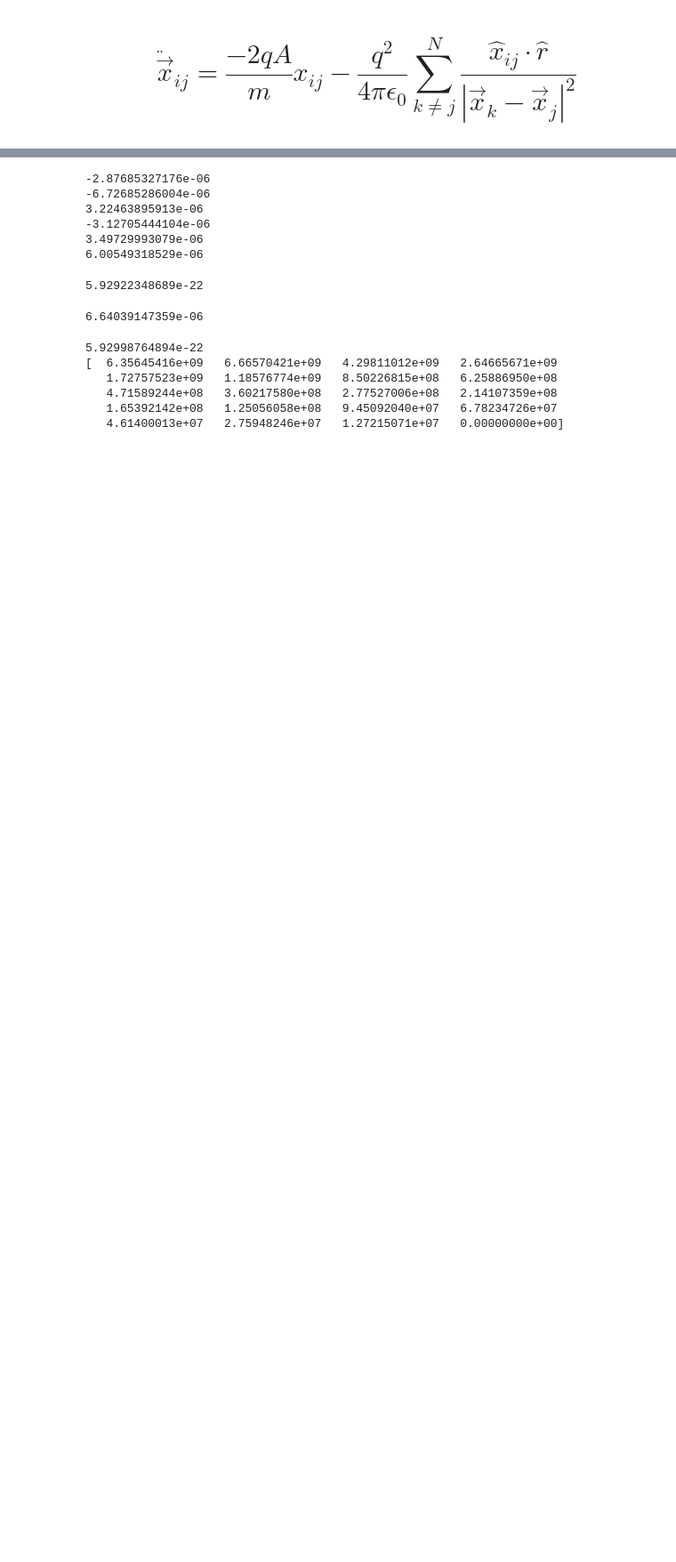
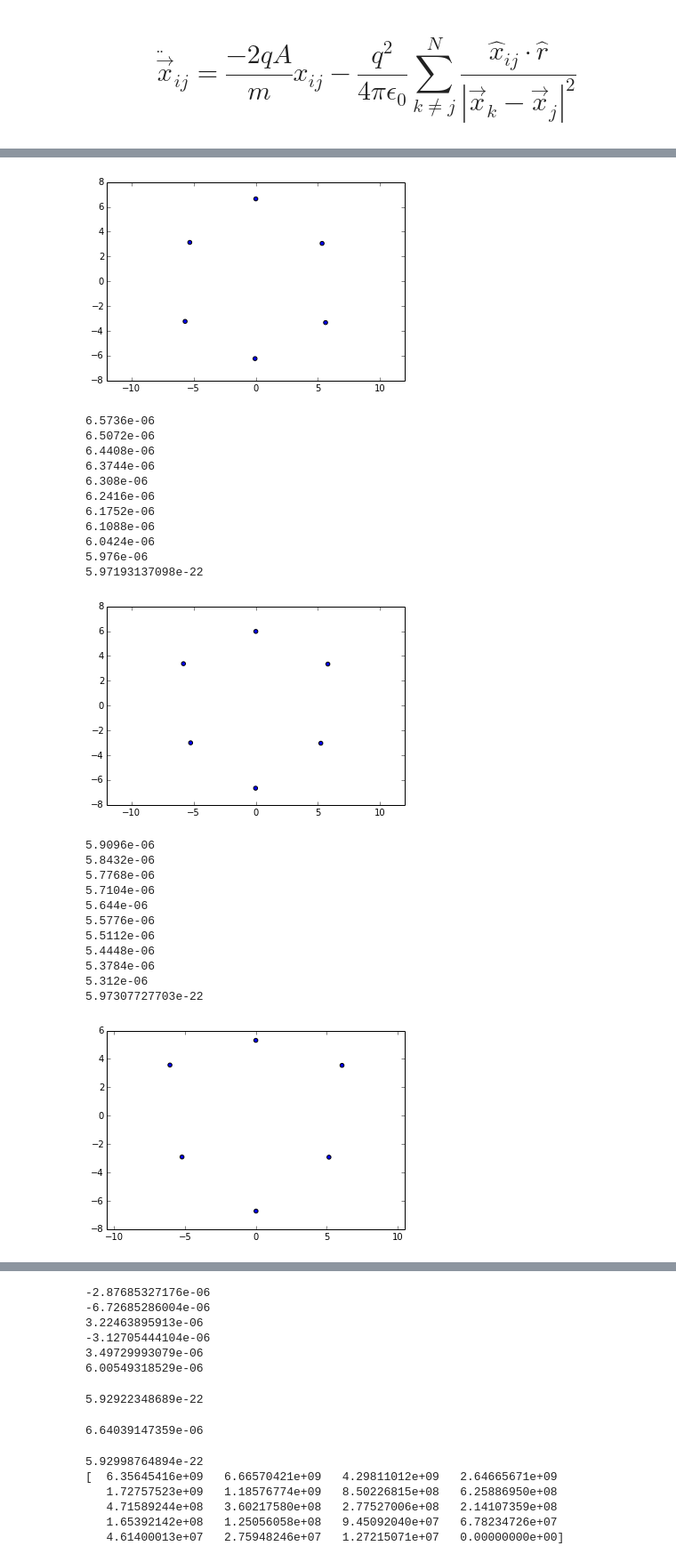
Before and after one commit to CampbellGroup/Qsim, a Jupyter notebook: Ipython-Notebooks/Crystal_Configurations.ipynb, the cells around one changed output, grey strips where cells are left out. Shown at 89% size. Drawn from its saved outputs; the diff is of its cells as text; code cells hidden in the pictures; blank space fills up the shorter version.

```diff
--- a/Ipython-Notebooks/Crystal_Configurations.ipynb
+++ b/Ipython-Notebooks/Crystal_Configurations.ipynb
@@ -131,7 +135,7 @@ Eprofile = []
 Ydistance = []
 for i in range(100):
     starting_ions = symmetric_6(6.64e-6)
-    starting_ions[0].y = starting_ions[0].y - starting_ions[0].y * 0.01 * ifreq = (Eprofile - np.min(Eprofile))/6.6e-34
+    starting_ions[0].y = starting_ions[0].y - starting_ions[0].y * 0.01 * i
     print starting_ions[0].y
     Ydistance.append(starting_ions[0].y)
     ions[0].constant = True
@@ -147,0 +153,25 @@ SyntaxError: can't assign to operator (<ipython-input-81-05e462e5e92f>, line 5)
+[figure, added]
+6.5736e-06
+6.5072e-06
+6.4408e-06
+6.3744e-06
+6.308e-06
+6.2416e-06
+6.1752e-06
+6.1088e-06
+6.0424e-06
+5.976e-06
+5.97193137098e-22
+[figure, added]
+5.9096e-06
+5.8432e-06
+5.7768e-06
+5.7104e-06
+5.644e-06
+5.5776e-06
+5.5112e-06
+5.4448e-06
+5.3784e-06
+5.312e-06
+5.97307727703e-22
+[figure, added]
```
Also changed, not shown: parts of 7 cells of this notebook.
